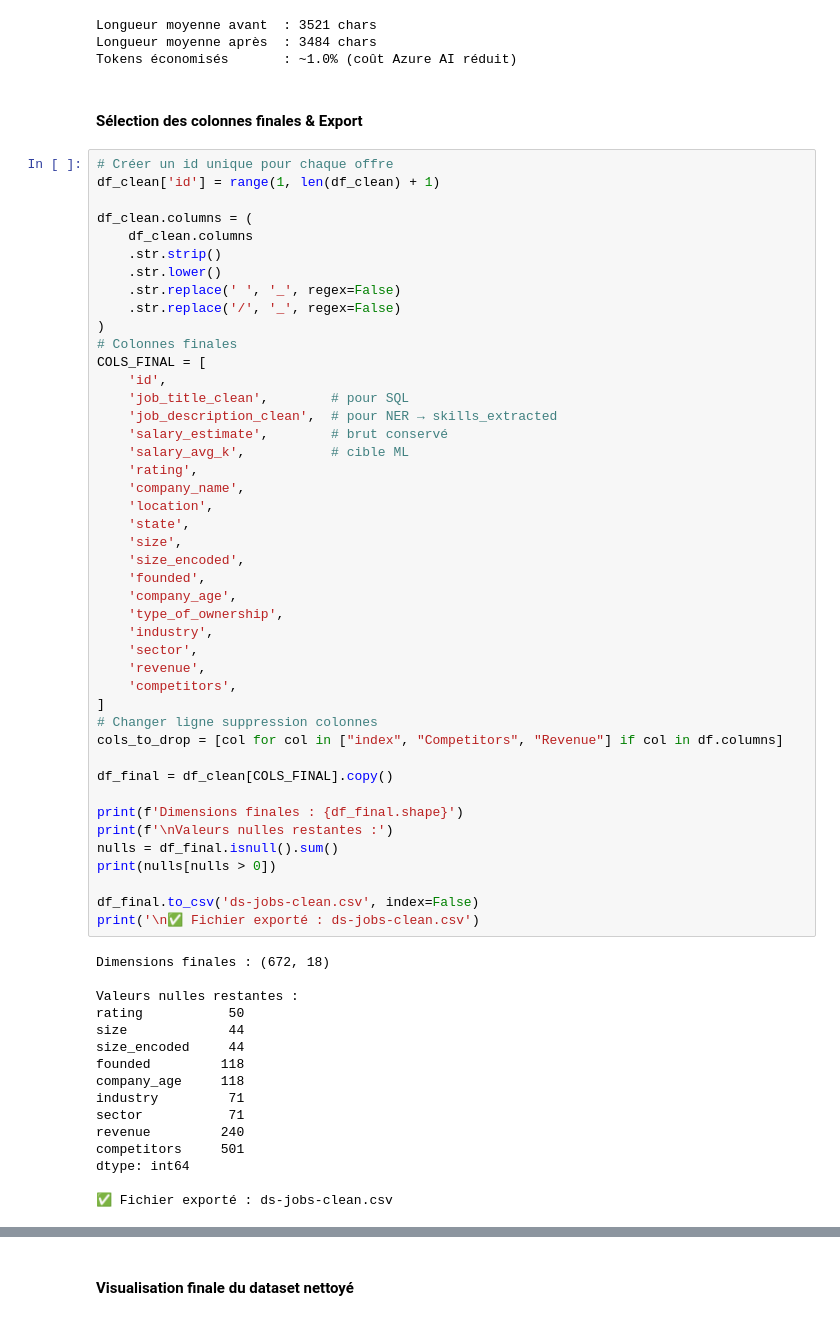
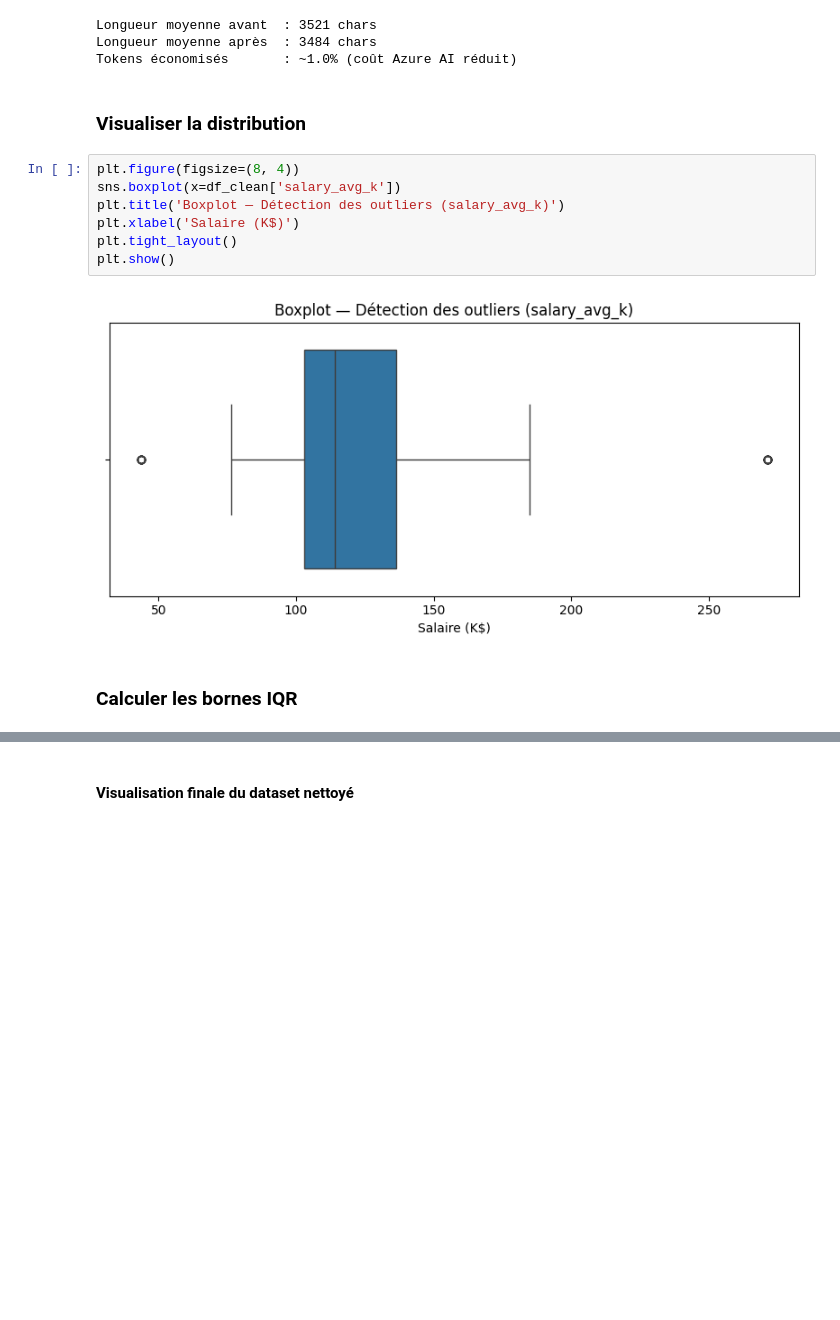
Before and after one commit to SaidaAourras/HR-Pulse, a Jupyter notebook: backend/app/ml/notebooks/cleaning.ipynb, the cells around one changed output, grey strips where cells are left out. Drawn from its saved outputs; the diff is of its cells as text; blank space fills up the shorter version.

```diff
--- a/backend/app/ml/notebooks/cleaning.ipynb
+++ b/backend/app/ml/notebooks/cleaning.ipynb
@@ -262,65 +262,16 @@ print(f'Tokens économisés       : ~{saved:.1f}% (coût Azure AI réduit)')
 Longueur moyenne avant  : 3521 chars
 Longueur moyenne après  : 3484 chars
 Tokens économisés       : ~1.0% (coût Azure AI réduit)
-# %% [markdown]
-#### Sélection des colonnes finales & Export
-# %%
-# Créer un id unique pour chaque offre
-df_clean['id'] = range(1, len(df_clean) + 1)
-
-df_clean.columns = (
-    df_clean.columns
-    .str.strip()
-    .str.lower()
-    .str.replace(' ', '_', regex=False)
-    .str.replace('/', '_', regex=False)
-)
-# Colonnes finales
-COLS_FINAL = [
-    'id',
-    'job_title_clean',        # pour SQL
-    'job_description_clean',  # pour NER → skills_extracted
-    'salary_estimate',        # brut conservé
-    'salary_avg_k',           # cible ML
-    'rating',
-    'company_name',
-    'location',
-    'state',
-    'size',
-    'size_encoded',
-    'founded',
-    'company_age',
-    'type_of_ownership',
-    'industry',
-    'sector',
-    'revenue',
-    'competitors',
-]
-# Changer ligne suppression colonnes
-cols_to_drop = [col for col in ["index", "Competitors", "Revenue"] if col in df.columns]
-
-df_final = df_clean[COLS_FINAL].copy()
-
-print(f'Dimensions finales : {df_final.shape}')
-print(f'\nValeurs nulles restantes :')
-nulls = df_final.isnull().sum()
-print(nulls[nulls > 0])
-
-df_final.to_csv('ds-jobs-clean.csv', index=False)
-print('\n✅ Fichier exporté : ds-jobs-clean.csv')
-# %% [output]
-Dimensions finales : (672, 18)
-
-Valeurs nulles restantes :
-rating           50
-size             44
-size_encoded     44
-founded         118
-company_age     118
-industry         71
-sector           71
-revenue         240
-competitors     501
-dtype: int64
-
-✅ Fichier exporté : ds-jobs-clean.csv
+# %% [markdown]
+### Visualiser la distribution
+# %%
+plt.figure(figsize=(8, 4))
+sns.boxplot(x=df_clean['salary_avg_k'])
+plt.title('Boxplot — Détection des outliers (salary_avg_k)')
+plt.xlabel('Salaire (K$)')
+plt.tight_layout()
+plt.show()
+# %% [output]
+[figure, added]
+# %% [markdown]
+### Calculer les bornes IQR
```
Also changed, not shown: parts of 9 cells of this notebook, 1 other file.
